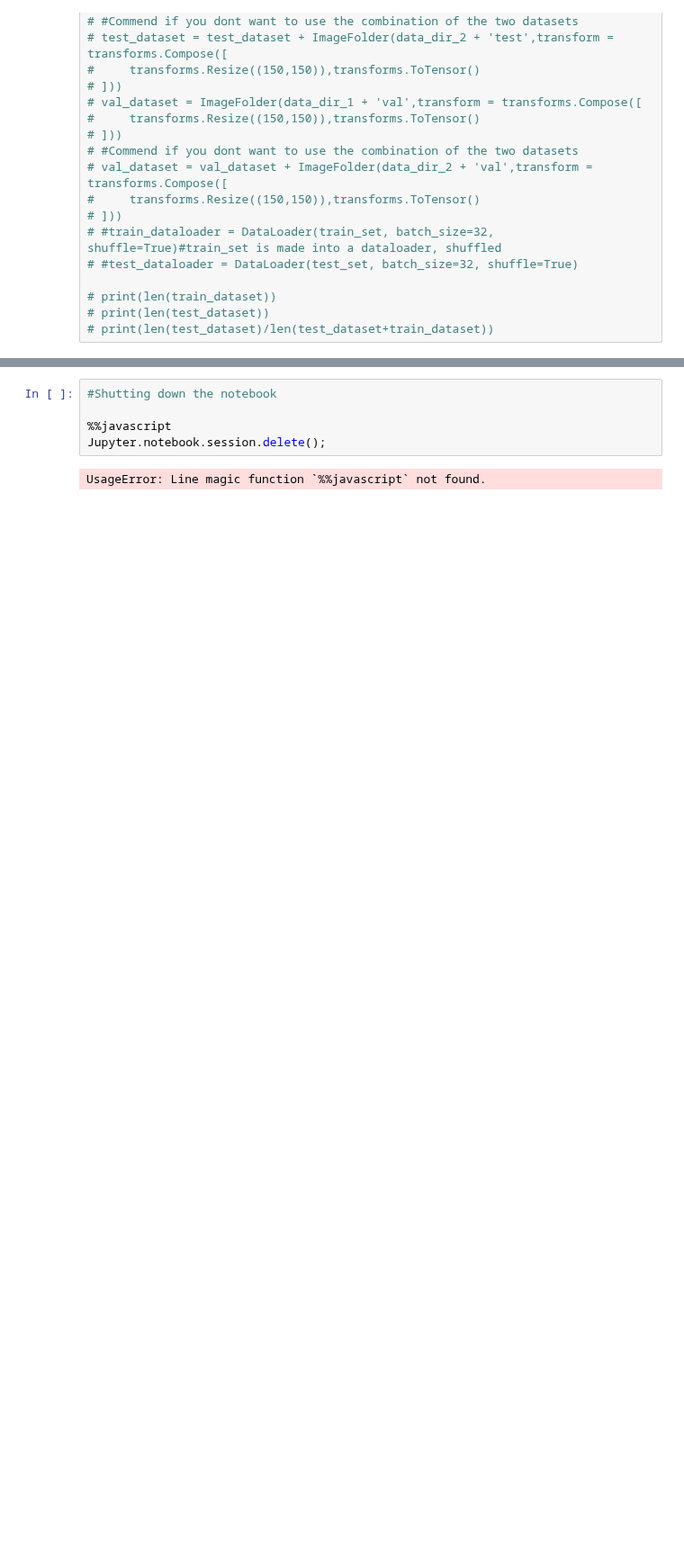
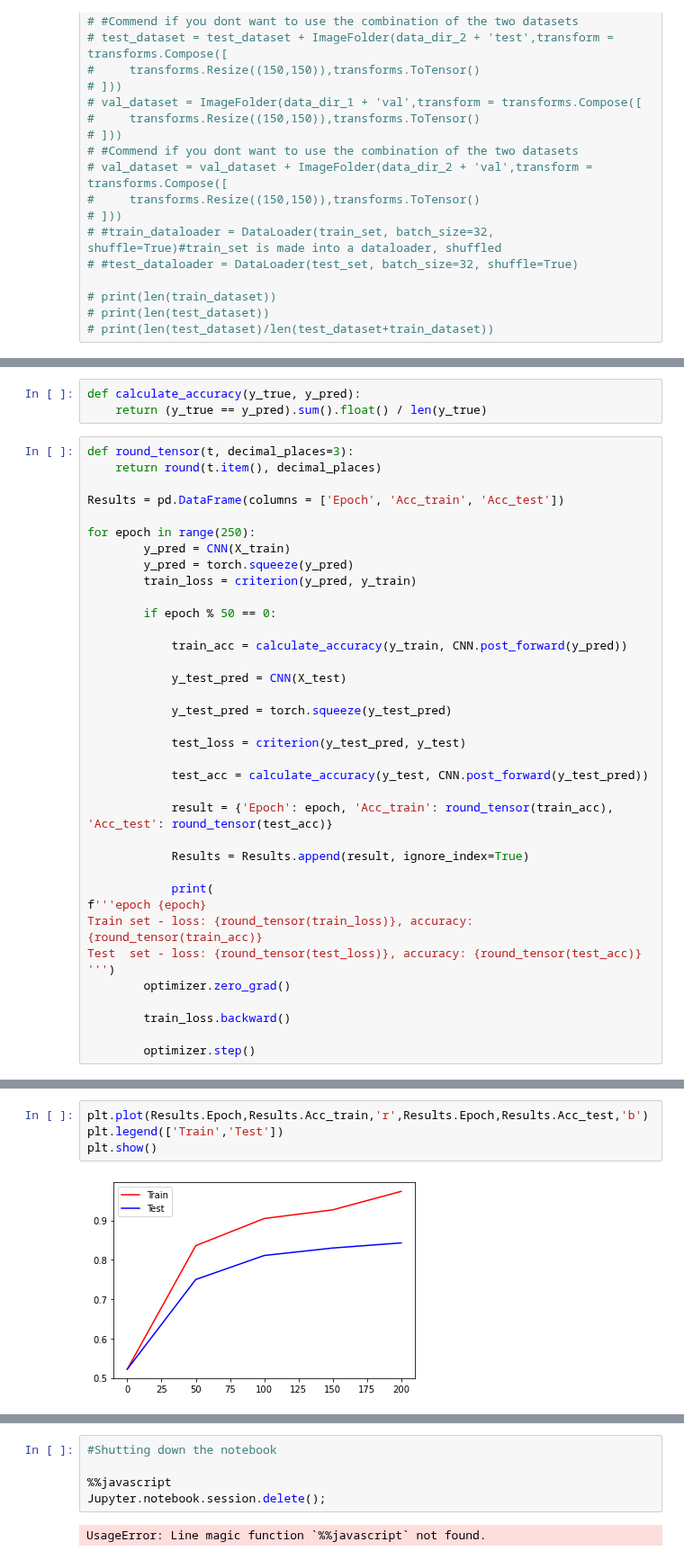
Before and after one commit to ambervb/dialogue-proj, a Jupyter notebook: CNN/CNN_Voice_YesNo_v2.ipynb, the cells around one changed output, grey strips where cells are left out. Shown at 90% size. Drawn from its saved outputs; the diff is of its cells as text; blank space fills up the shorter version.

Commit message:
First working model with new data

```diff
--- a/CNN/CNN_Voice_YesNo_v2.ipynb
+++ b/CNN/CNN_Voice_YesNo_v2.ipynb
@@ -348,0 +206,40 @@ FileNotFoundError: [Errno 2] No such file or directory: 'dialogue/Dataset/VoiceD
+# %%
+def calculate_accuracy(y_true, y_pred):
+    return (y_true == y_pred).sum().float() / len(y_true)
+# %%
+def round_tensor(t, decimal_places=3):
+    return round(t.item(), decimal_places)
+
+Results = pd.DataFrame(columns = ['Epoch', 'Acc_train', 'Acc_test'])
+
+for epoch in range(250):
+        y_pred = CNN(X_train)
+        y_pred = torch.squeeze(y_pred)
+        train_loss = criterion(y_pred, y_train)
+
+        if epoch % 50 == 0:
+
+            train_acc = calculate_accuracy(y_train, CNN.post_forward(y_pred))
+
+            y_test_pred = CNN(X_test)
+
+            y_test_pred = torch.squeeze(y_test_pred)
+
+            test_loss = criterion(y_test_pred, y_test)
+
+            test_acc = calculate_accuracy(y_test, CNN.post_forward(y_test_pred))
+
+            result = {'Epoch': epoch, 'Acc_train': round_tensor(train_acc), 'Acc_test': round_tensor(test_acc)}
+
+            Results = Results.append(result, ignore_index=True)
+
+            print(
+f'''epoch {epoch}
+Train set - loss: {round_tensor(train_loss)}, accuracy: {round_tensor(train_acc)}
+Test  set - loss: {round_tensor(test_loss)}, accuracy: {round_tensor(test_acc)}
+''')
+        optimizer.zero_grad()
+
+        train_loss.backward()
+
+        optimizer.step()
@@ -348,0 +266,6 @@ FileNotFoundError: [Errno 2] No such file or directory: 'dialogue/Dataset/VoiceD
+# %%
+plt.plot(Results.Epoch,Results.Acc_train,'r',Results.Epoch,Results.Acc_test,'b')
+plt.legend(['Train','Test'])
+plt.show()
+# %% [output]
+[figure, added]
```
Also changed, not shown: parts of 22 cells of this notebook.
